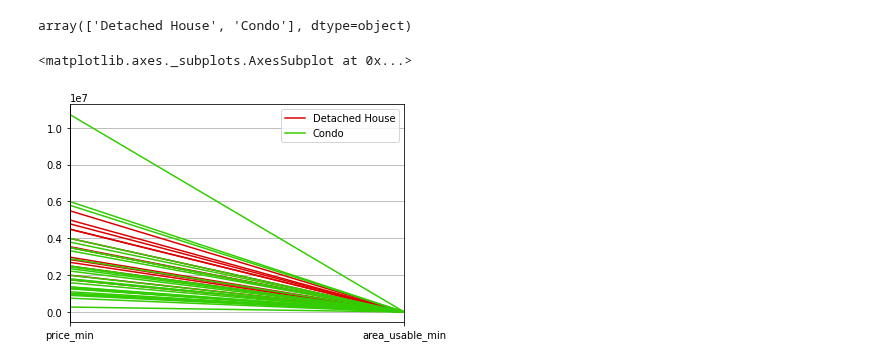
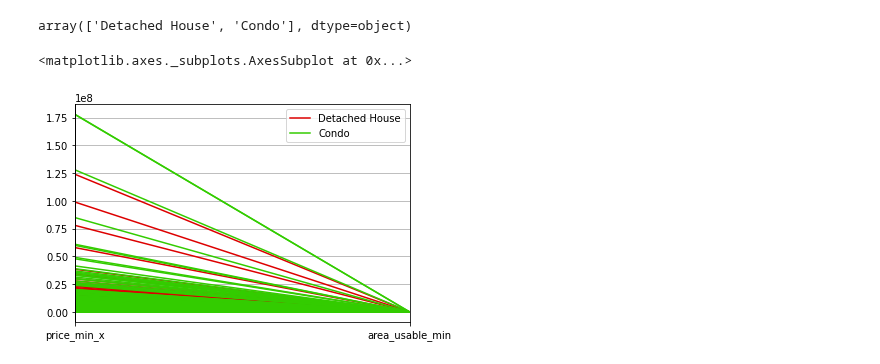
Before and after one commit to TungSoPon/BasicProg_DataViz65, a Jupyter notebook: Untitled10.ipynb, the cells around one changed output. Cells and saved outputs as stored; diff of their text form; code cells hidden in the pictures.

```diff
--- a/Untitled10.ipynb
+++ b/Untitled10.ipynb
@@ -50,6 +44,6 @@ unit1=unit.dropna(subset=['propertytype_name_th','price_min','area_usable_min'])
 # %%
-eat1=eat.dropna(subset=['province_name_th'])
+project1=project.dropna(subset=['province_name_th'])
 # %%
-data1 = unit1.merge(eat1, left_on='row_number', right_on='row_number')
+data1 = unit1.merge(project1, left_on='row_number', right_on='row_number')
 data1.head()
 # %% [output]
@@ -85,4 +74,4 @@ data2
 # %%
-home =  data2[data2['propertytype_name_th']=='บ้าน']
+home =  data2[data2['propertytype_name_th_x']=='บ้าน']
 home
 # %% [output]
@@ -105,4 +91,4 @@ home
 # %%
-condo =  data2[data2['propertytype_name_th']=='คอนโด']
+condo =  data2[data2['propertytype_name_th_x']=='คอนโด']
 condo
 # %% [output]
@@ -155,7 +131,7 @@ compare['propertytype_name_en'].unique()
 # %% [output]
 array(['Detached House', 'Condo'], dtype=object)
 # %%
-pd.plotting.parallel_coordinates(compare, 'propertytype_name_en',cols = ['price_min','area_usable_min'], color=['#DD0000', '#33CC00'])
+pd.plotting.parallel_coordinates(compare, 'propertytype_name_en_x',cols = ['price_min_x','area_usable_min'], color=['#DD0000', '#33CC00'])
 # %% [output]
 <matplotlib.axes._subplots.AxesSubplot at 0x...>
-[figure, old version]
+[figure, new version]
```
Also changed, not shown: parts of 9 cells of this notebook.
